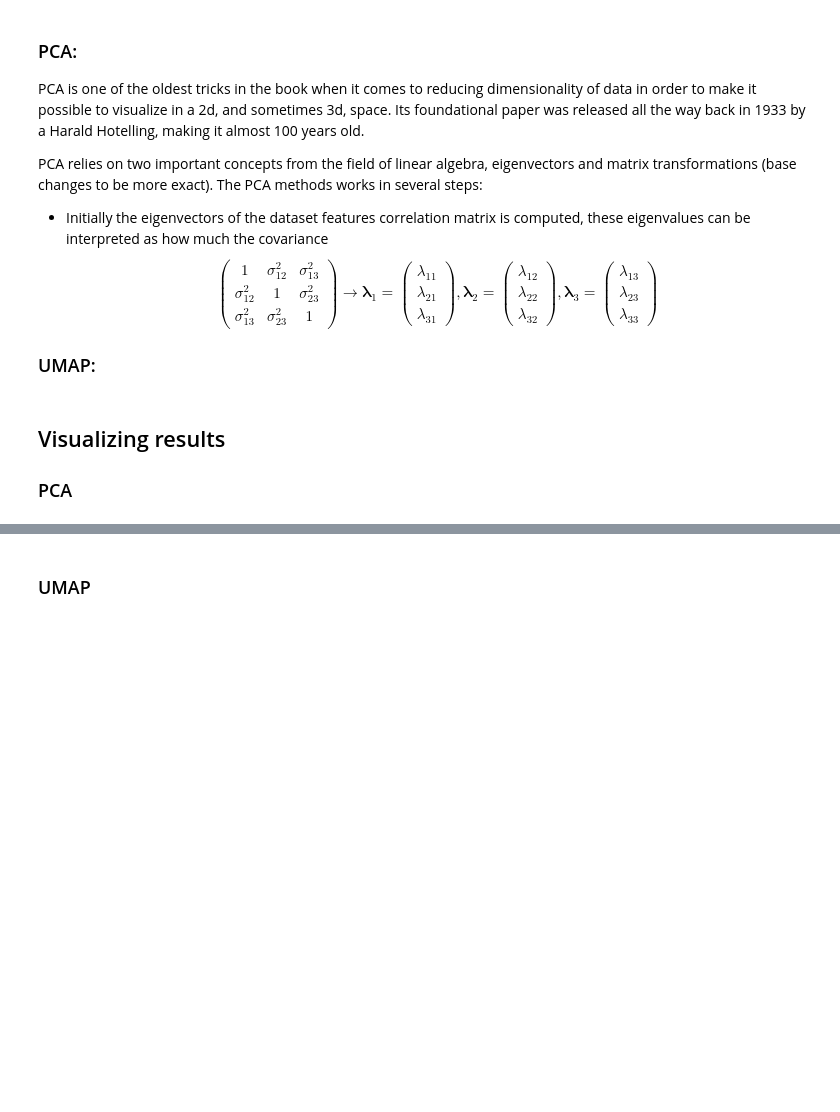
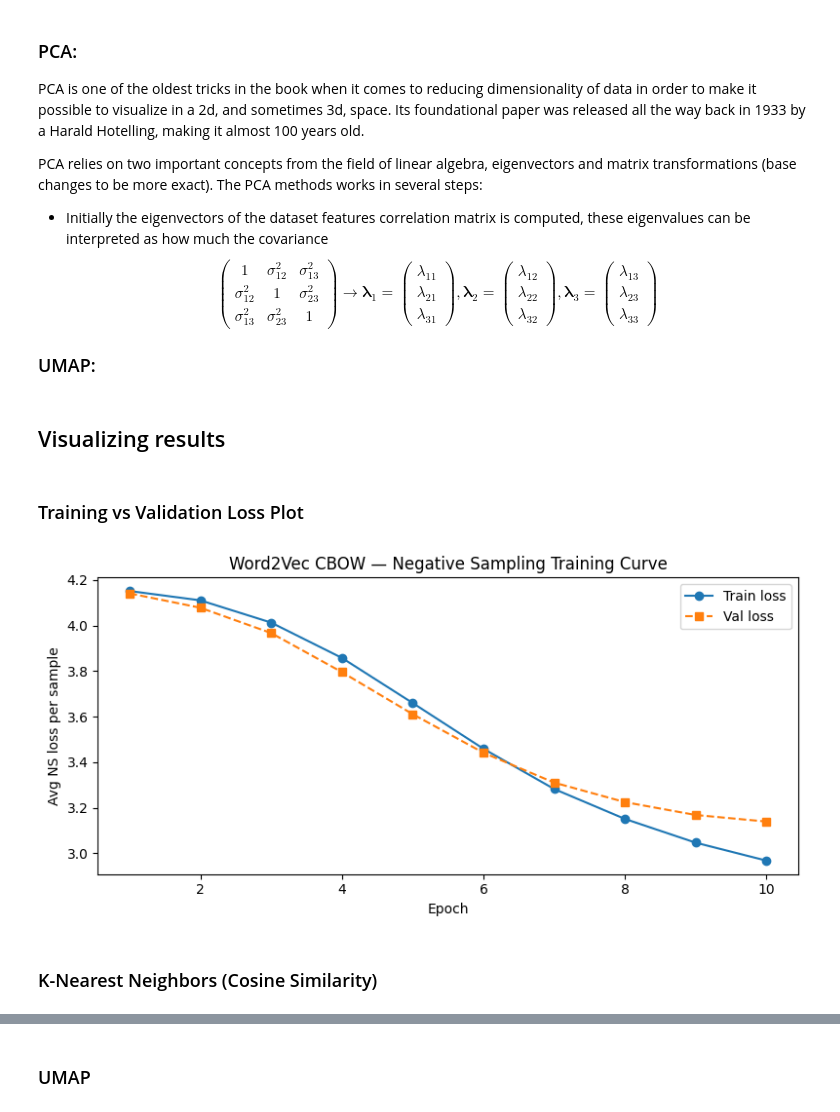
Before and after one commit to willayy/Design-Of-AI-Systems, a Jupyter notebook: miniproject/miniproject.ipynb, the cells around one changed output, grey strips where cells are left out. Drawn from its saved outputs; the diff is of its cells as text; code cells hidden in the pictures; blank space fills up the shorter version.

```diff
--- a/miniproject/miniproject.ipynb
+++ b/miniproject/miniproject.ipynb
@@ -193,7 +194,7 @@ class Tokenizer():
         return pairs
 # %%
 FN = "/home/enarde/Documents/Design-Of-AI-Systems/miniproject/tokenizer.pt"
-max_sentences = 2500
+max_sentences = 500
 window_size   = 2
 PAD_TOKEN     = "<PAD>"
 min_count     = 3       # words appearing fewer than this many times are excluded
@@ -1022,7 +1023,7 @@ The architecture is identical in terms of what it learns where the input is now
 WEIGHTS_FN       = "/home/enarde/Documents/Design-Of-AI-Systems/miniproject/word2vec_ns_fast.pt"
 LATENT_DIM_FAST  = 50
 K_NEGATIVES_FAST = 5
-LR               = 0.025   # original Word2Vec paper learning rate
+LR               = 0.2
 N_EPOCHS         = 10
 
 # Always create fresh model objects first
@@ -1112,5 +1087,21 @@ $$\begin{pmatrix} 1 & \sigma^2_{12} & \sigma^2_{13} \\ \sigma^2_{12} & 1 & \sigm
 ### UMAP:
 # %% [markdown]
 ## Visualizing results
-
-### PCA
+# %% [markdown]
+### Training vs Validation Loss Plot
+# %%
+epochs = range(1, len(ns_history_fast["train"]) + 1)
+
+plt.figure(figsize=(8, 4))
+plt.plot(epochs, ns_history_fast["train"], label="Train loss", marker="o")
+plt.plot(epochs, ns_history_fast["val"], label="Val loss", marker="s", linestyle="--")
+plt.xlabel("Epoch")
+plt.ylabel("Avg NS loss per sample")
+plt.title("Word2Vec CBOW — Negative Sampling Training Curve")
+plt.legend()
+plt.tight_layout()
+plt.show()
+# %% [output]
+[figure, added]
+# %% [markdown]
+### K-Nearest Neighbors (Cosine Similarity)
```
Also changed, not shown: parts of 10 cells of this notebook, 2 other files.
